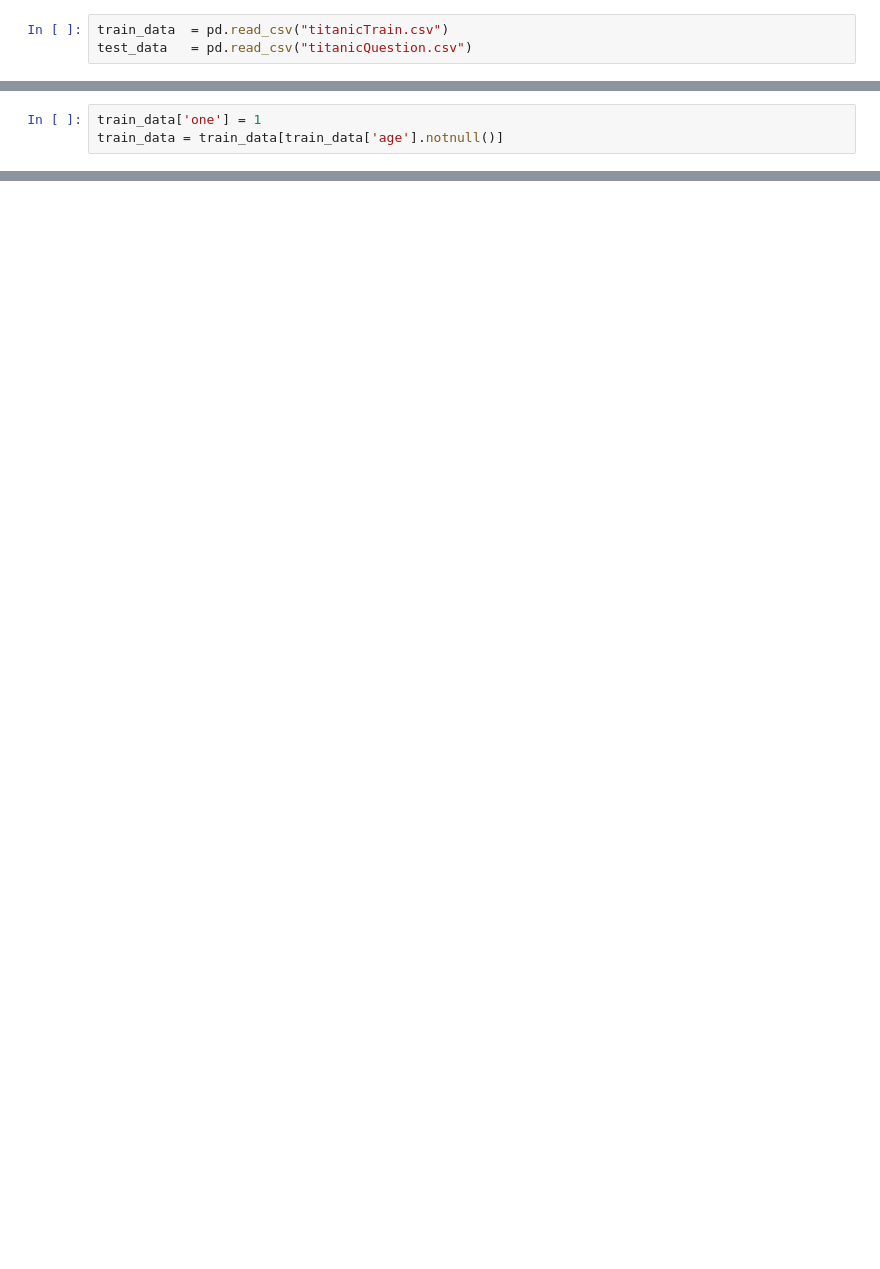
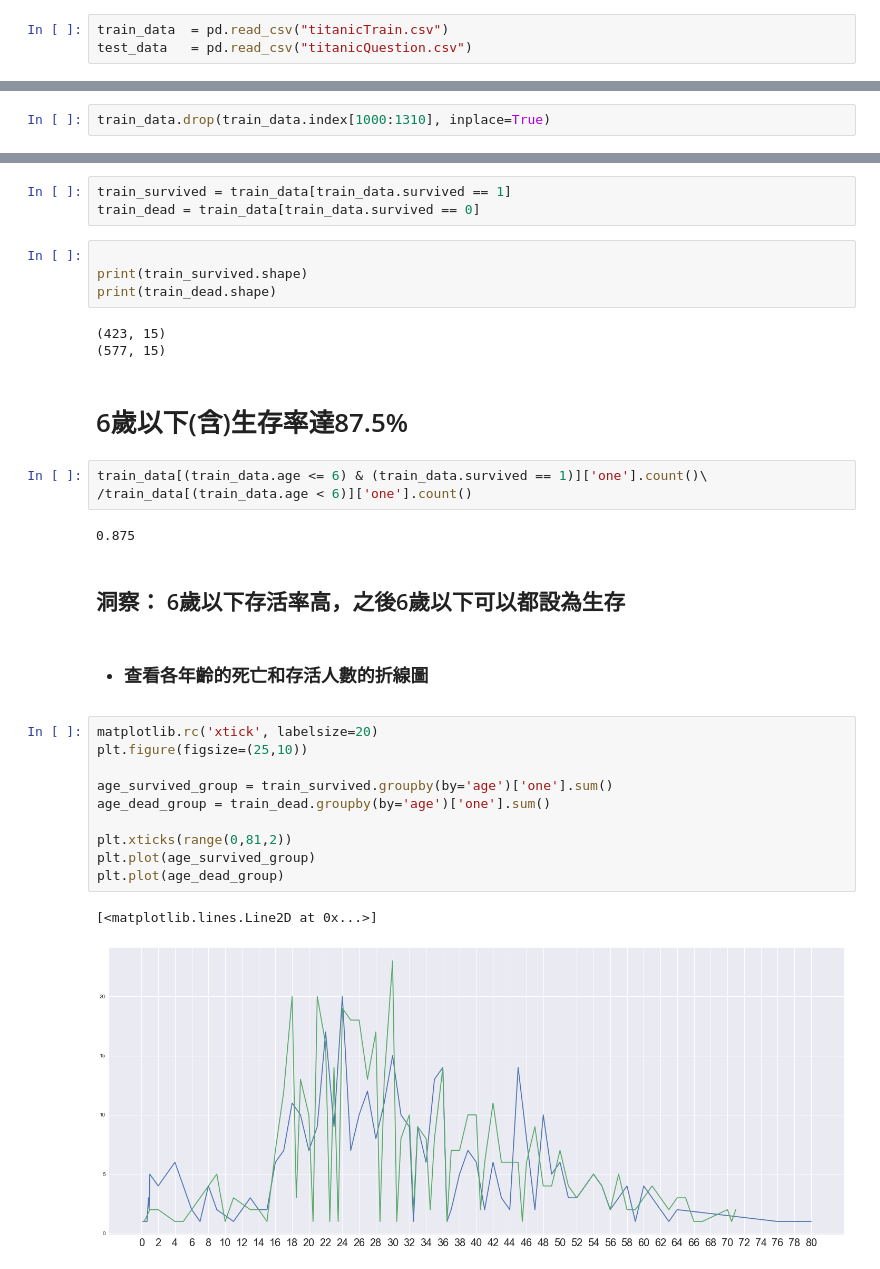
Before and after one commit to chenshowa/Showa_CsxPython, a Jupyter notebook: week_8/titanic.ipynb, the cells around one changed output, grey strips where cells are left out. Saved outputs shown, nothing was run; the diff lists cells and outputs as text; blank space fills up the shorter version.

```diff
--- a/week_8/titanic.ipynb
+++ b/week_8/titanic.ipynb
@@ -14,3 +22,5 @@ test_data   = pd.read_csv("titanicQuestion.csv")
+# %%
+train_data.drop(train_data.index[1000:1310], inplace=True)
 # %%
 train_data.head(3)
 # %% [output]
@@ -85,3 +30,0 @@ nans
-# %%
-train_data['one'] = 1
-train_data = train_data[train_data['age'].notnull()]
@@ -142,0 +56,34 @@ plt.show()
+# %%
+train_survived = train_data[train_data.survived == 1]
+train_dead = train_data[train_data.survived == 0]
+# %%
+
+print(train_survived.shape)
+print(train_dead.shape)
+# %% [output]
+(423, 15)
+(577, 15)
+# %% [markdown]
+# 6歲以下(含)生存率達87.5%
+# %%
+train_data[(train_data.age <= 6) & (train_data.survived == 1)]['one'].count()\
+/train_data[(train_data.age < 6)]['one'].count()
+# %% [output]
+0.875
+# %% [markdown]
+## 洞察： 6歲以下存活率高，之後6歲以下可以都設為生存
+# %% [markdown]
+* ### 查看各年齡的死亡和存活人數的折線圖
+# %%
+matplotlib.rc('xtick', labelsize=20)
+plt.figure(figsize=(25,10))
+
+age_survived_group = train_survived.groupby(by='age')['one'].sum()
+age_dead_group = train_dead.groupby(by='age')['one'].sum()
+
+plt.xticks(range(0,81,2))
+plt.plot(age_survived_group)
+plt.plot(age_dead_group)
+# %% [output]
+[<matplotlib.lines.Line2D at 0x...>]
+[figure, added]
```
Also changed, not shown: parts of 63 cells of this notebook, 10 other files.
